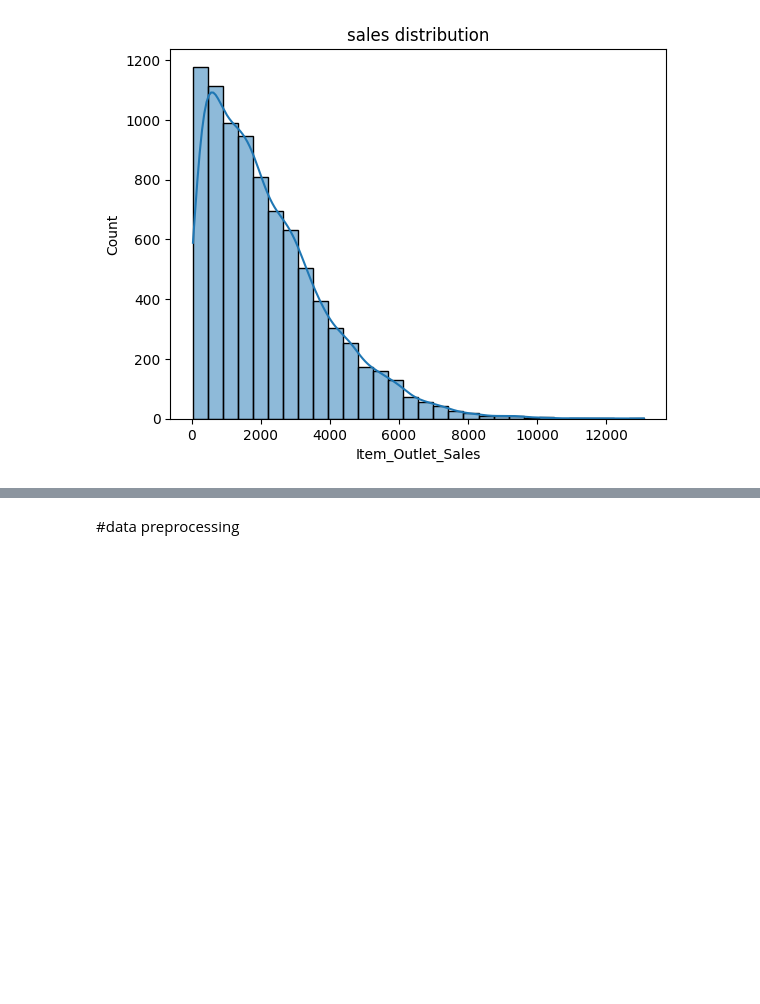
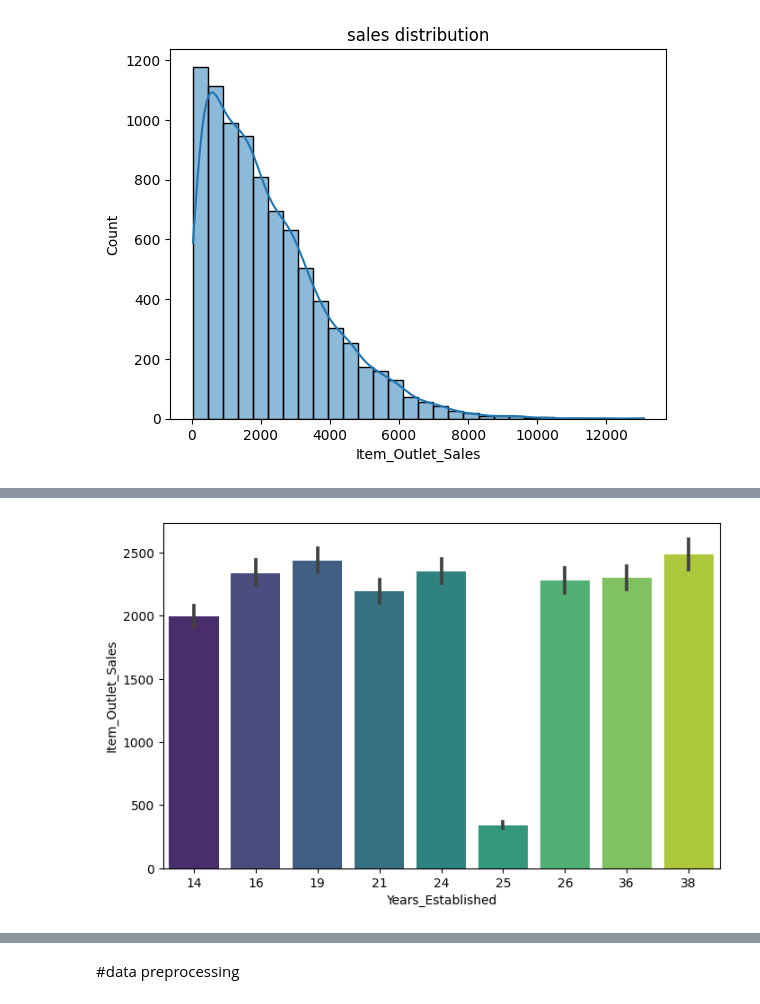
Before and after one commit to faeghe-kashani/Bigmart_sales_prediction, a Jupyter notebook: Bigmart_sales_prediction_dataset_Regression.ipynb, the cells around one changed output, grey strips where cells are left out. Saved outputs shown, nothing was run; the diff lists cells and outputs as text; code cells hidden in the pictures; blank space fills up the shorter version.

```diff
--- a/Bigmart_sales_prediction_dataset_Regression.ipynb
+++ b/Bigmart_sales_prediction_dataset_Regression.ipynb
@@ -90,0 +113,7 @@ plt.show()
+# %%
+data['Years_Established'] = data['Outlet_Establishment_Year'].apply(lambda x: 2023 - x)
+plt.figure(figsize=(8,5))
+sns.barplot(x=data['Years_Established'],y=data['Item_Outlet_Sales'],palette='viridis')
+plt.show()
+# %% [output]
+[figure, added]
```
Also changed, not shown: parts of 15 cells of this notebook.
